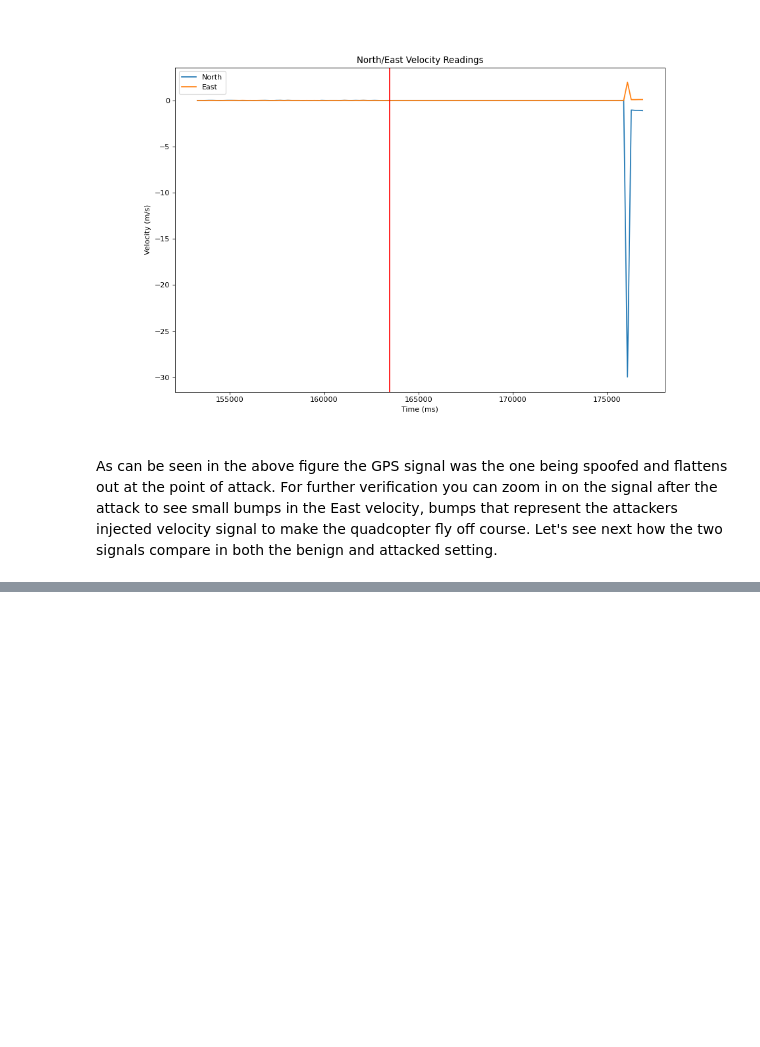
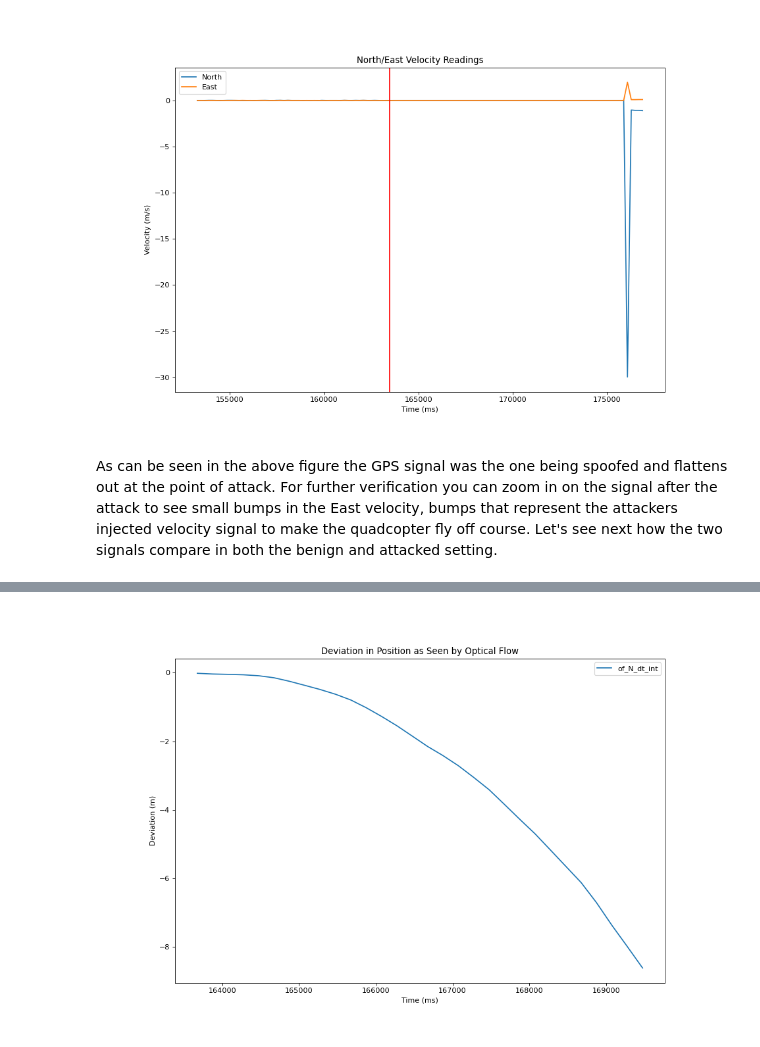
Before and after one commit to BaileySri/Practical-Software-Defense-for-GPS-Spoofing-on-a-Hobby-UAV-Offline, a Jupyter notebook: notebooks/0.4-bks-attack-idle.ipynb, the cells around one changed output, grey strips where cells are left out. Saved outputs shown, nothing was run; the diff lists cells and outputs as text; code cells hidden in the pictures; blank space fills up the shorter version.

```diff
--- a/notebooks/0.4-bks-attack-idle.ipynb
+++ b/notebooks/0.4-bks-attack-idle.ipynb
@@ -203,0 +223,13 @@ simple_time_plot([gpsMS.gpsMS[:end_index],gpsMS.gpsMS[1:end_index]],
+# %%
+from confirmation.process import trap_integrate
+start_index = gpsMS.gpsMS[gpsMS.gpsMS < atk/1000][-1:].index[0]
+end_index = gpsMS.gpsMS[gpsMS.gpsMS < 169700][-1:].index[0]
+
+of_deviation = trap_integrate(gpsMS.gpsMS[start_index:end_index].reset_index(drop=True)/1000, of_gps_N[start_index:end_index].reset_index(drop=True))
+# %%
+simple_time_plot(gpsMS.gpsMS[start_index+1:end_index],
+                 of_deviation.cumsum(),
+                 units=["ms", "Deviation (m)"],
+                 title="Deviation in Position as Seen by Optical Flow")
+# %% [output]
+[figure, added]
```
Also changed, not shown: parts of 7 cells of this notebook, 2 other files.
